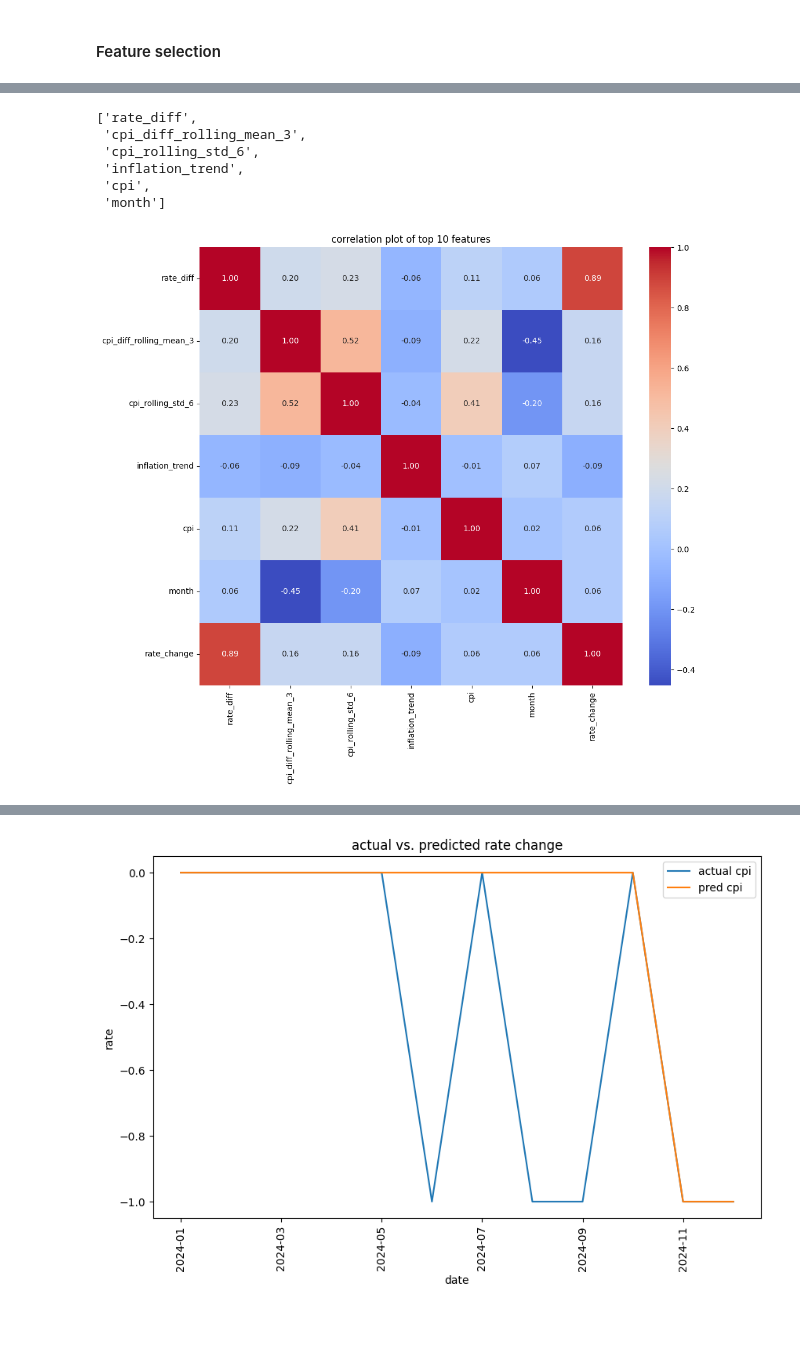
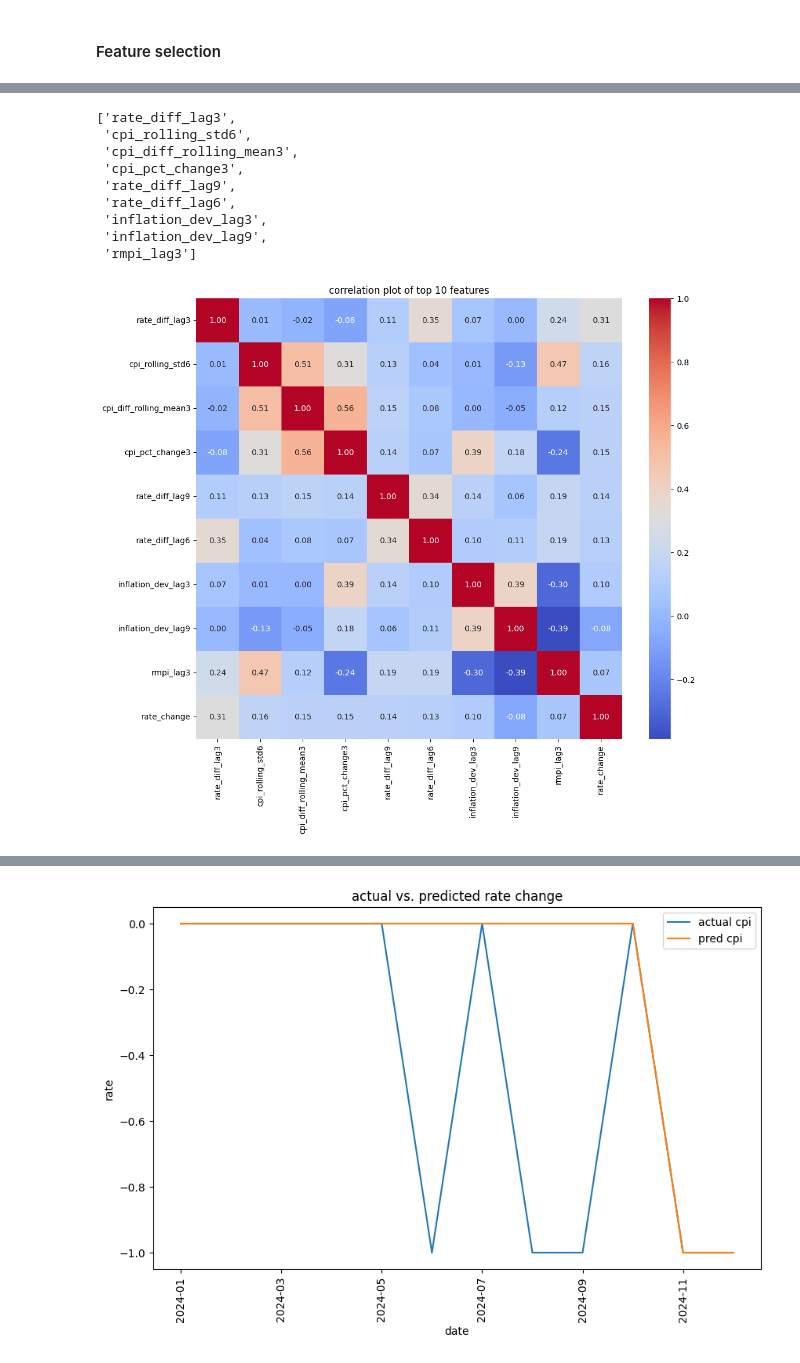
Before and after one commit to FleaBusyBeeBergs/dtsa5506-pipeline, a Jupyter notebook: dtsa5506_final_project.ipynb, the cells around one changed output, grey strips where cells are left out. Cells and saved outputs as stored; diff of their text form; code cells hidden in the pictures; blank space fills up the shorter version.

```diff
--- a/dtsa5506_final_project.ipynb
+++ b/dtsa5506_final_project.ipynb
@@ -911,6 +931,9 @@ ml_df['inflation_dev'] = ml_df['cpi_change_yoy'] - 2
 # %%
 # inflation trend - stabilizing or worsening?
 ml_df['inflation_trend'] = ml_df['inflation_dev'].diff()
+ml_df['inflation_trend_lag3'] = ml_df['inflation_trend'].shift(3)
+ml_df['inflation_trend_lag6'] = ml_df['inflation_trend'].shift(6)
+ml_df['inflation_trend_lag9'] = ml_df['inflation_trend'].shift(9)
 # %%
 # rmpi features
 ml_df['rmpi_lag3'] = ml_df['rmpi'].shift(3)
@@ -940,12 +965,12 @@ Index(['date', 'wage', 'rmpi', 'cpi', 'rate', 'rate_diff', 'rate_change',
 #### Feature selection
 # %%
 features = [
-            'wage',
-            'rmpi',
-            'cpi',
-            'rate',
-            'rate_diff',
-            'rate_change',
+            #'wage',
+            #'rmpi',
+            #'cpi',
+            #'rate',
+            #'rate_diff',
+            #'rate_change', #target
             'year',
             'month',
             'quarter',
@@ -960,15 +985,21 @@ features = [
             'cpi_ema6',
             'cpi_ema9',
             'cpi_pct_change3',
-            'cpi_pct_change6',
-            'cpi_pct_change9',
-            'cpi_change_yoy',
+            #'cpi_pct_change6',
+            #'cpi_pct_change9',
+            'cpi_pct_change12',
             'cpi_rolling_std3',
             'cpi_rolling_std6',
             'cpi_diff_rolling_mean3',
-            'cpi_diff_rolling_mean6',
-            'inflation_dev',
-            'inflation_trend',
+            #'cpi_diff_rolling_mean6', #multicollinearity
+            #'inflation_dev',
+            'inflation_dev_lag3',
+            'inflation_dev_lag6',
+            'inflation_dev_lag9',
+            #'inflation_trend',
+            'inflation_trend_lag3',
+            'inflation_trend_lag6',
+            'inflation_trend_lag9',
             'rmpi_lag3',
             'rmpi_lag6',
             'rmpi_lag9',
@@ -995,30 +1032,32 @@ KeyError: 'cpi_pct_change'
 # %%
-top_6_features = corr_df.head(6).index.tolist()
+top_9_features = corr_df.head(9).index.tolist()
+top_9_features
+# %% [output]
+['rate_diff_lag3',
+ 'cpi_rolling_std6',
+ 'cpi_diff_rolling_mean3',
+ 'cpi_pct_change3',
+ 'rate_diff_lag9',
+ 'rate_diff_lag6',
+ 'inflation_dev_lag3',
+ 'inflation_dev_lag9',
+ 'rmpi_lag3']
-# %%
-top_6_features
-# %% [output]
-['rate_diff',
- 'cpi_diff_rolling_mean_3',
- 'cpi_rolling_std_6',
- 'inflation_trend',
- 'cpi',
- 'month']
 # %%
-ml_df_6 = ml_df[top_6_features + ['rate_change']]
+ml_df_9 = ml_df[top_9_features + ['rate_change']]
 # %%
-# cross
-corr_matrix = ml_df_6.corr()
+# cross correlation
+corr_matrix = ml_df_9.corr()
 
 # plot
 plt.figure(figsize = (12, 10))
 sns.heatmap(corr_matrix,
             annot = True,
             cmap = 'coolwarm',
             fmt = '.2f')
 plt.title('correlation plot of top 10 features')
 plt.show()
 # %% [output]
-[figure, old version]
+[figure, new version]
 # %%
 # split data
 train_ml = ml_df[(ml_df['date'] >= '2002-01-01') & (ml_df['date'] <= '2023-12-01')]
```
Also changed, not shown: parts of 9 cells of this notebook.
